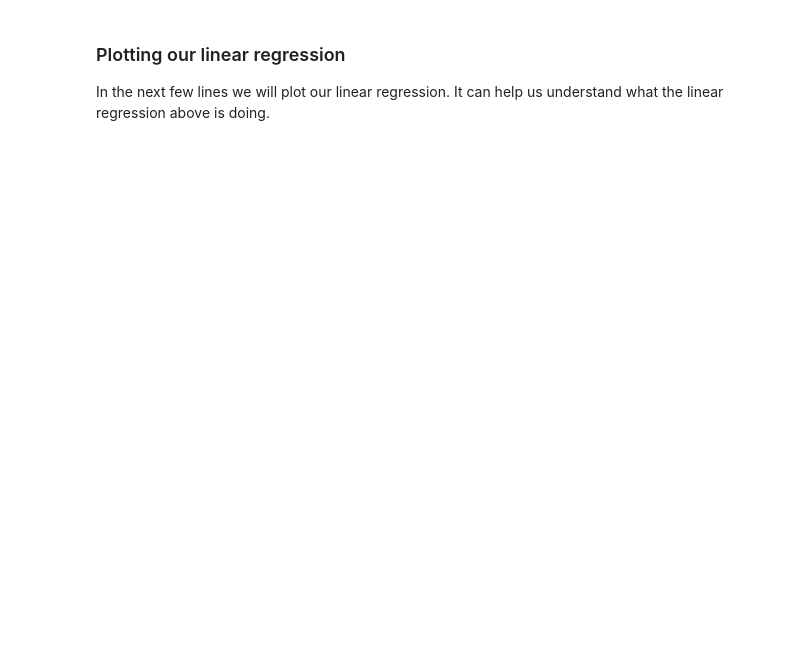
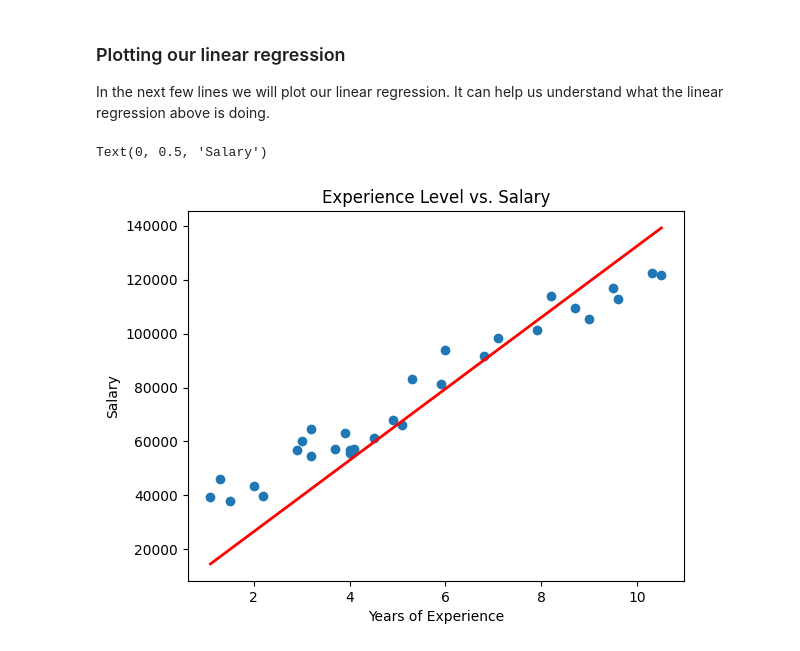
Before and after one commit to jack-walk/CUNY_adv-data, a Jupyter notebook: w7/notebooks/01-linear-regression-exercise.ipynb, the cells around one changed output. Saved outputs shown, nothing was run; the diff lists cells and outputs as text; code cells hidden in the pictures; blank space fills up the shorter version.

```diff
--- a/w7/notebooks/01-linear-regression-exercise.ipynb
+++ b/w7/notebooks/01-linear-regression-exercise.ipynb
@@ -26,3 +41,5 @@ df.head()
 # %% [markdown]
 Using the library statsmodels we can run linear regressions with dataframes.
 # %%
+X = df['YearsExperience']
+y = df["Salary"]
@@ -38,6 +48,10 @@ Below we do two things:
 We define `YearsExperience` as the dependent variable.
 
 Ordinary Least Squares function from the statsmodels library. OLS is a common technique used in analyzing linear regression. In brief, it compares the difference between individual points in your data set and the predicted best fit line to measure the amount of error produced. (Source: [Medium](https://medium.com/swlh/interpreting-linear-regression-through-statsmodels-summary-4796d359035a)).
+# %%
+# Use OLS to analyze the regression
+model = sm.OLS(y, X)
+results = model.fit()
 # %% [markdown]
 #### Examining our results
 
@@ -62,3 +98,23 @@ Here are some of the things we want to pay special attention to:
 # %% [markdown]
 ### Plotting our linear regression
 In the next few lines we will plot our linear regression. It can help us understand what the linear regression above is doing.
+# %%
+#Plot points
+plt.scatter(df["YearsExperience"], df["Salary"])
+
+#Draw the regression line
+plt.plot(
+    df["YearsExperience"],
+    results.predict(),
+    color='red',
+    linewidth=2,
+    label = 'Regression Line'
+)
+
+#Add label
+plt.title("Experience Level vs. Salary")
+plt.xlabel("Years of Experience")
+plt.ylabel("Salary")
+# %% [output]
+Text(0, 0.5, 'Salary')
+[figure, added]
```
Also changed, not shown: parts of 8 cells of this notebook.
